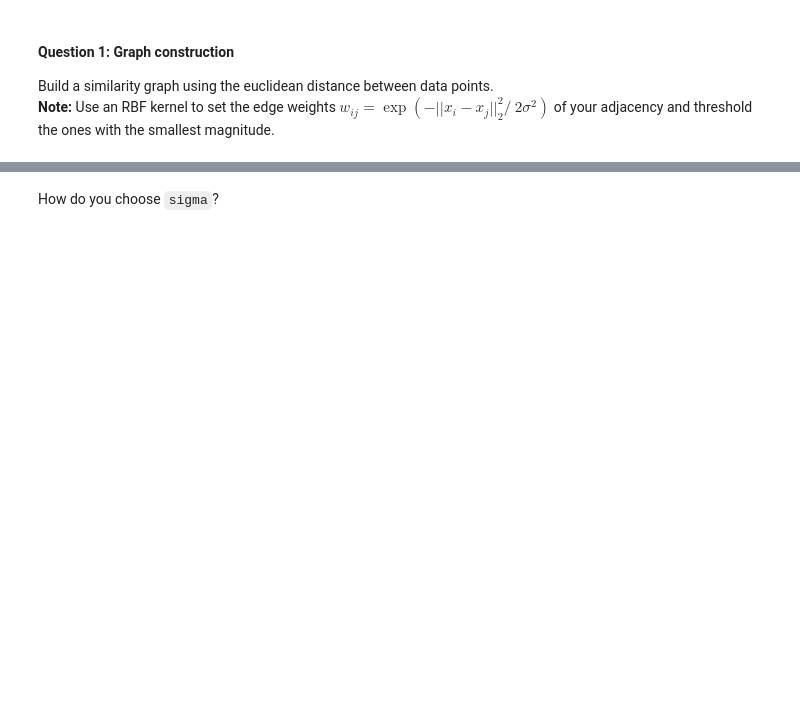
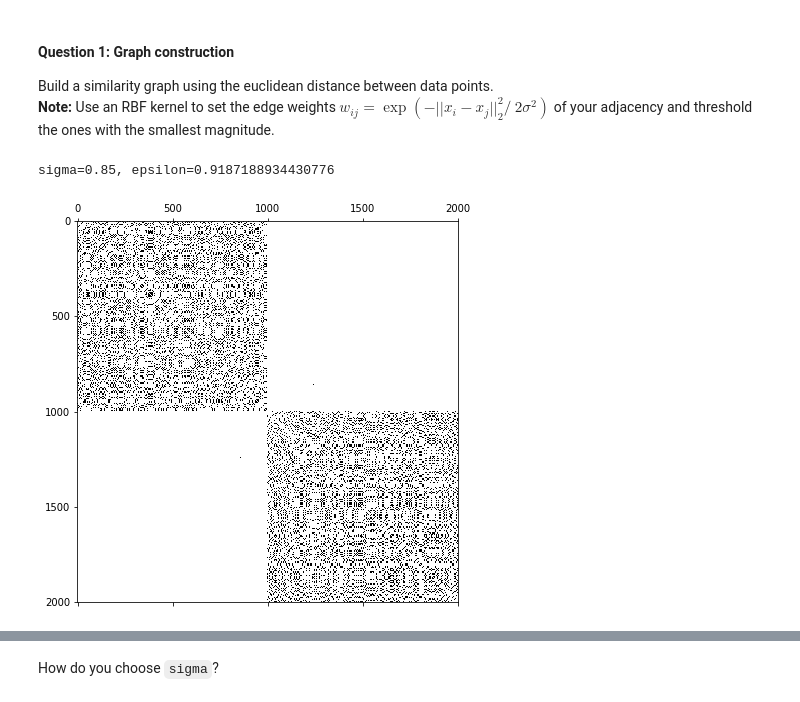
Before and after one commit to JelenaBanjac/network-science-and-graphs, a Jupyter notebook: 2_learning_with_graphs.ipynb, the cells around one changed output, grey strips where cells are left out. Cells and saved outputs as stored; diff of their text form; code cells hidden in the pictures; blank space fills up the shorter version.

```diff
--- a/2_learning_with_graphs.ipynb
+++ b/2_learning_with_graphs.ipynb
@@ -67,5 +70,11 @@ def epsilon_similarity_graph(X: np.ndarray, sigma=1, epsilon=0):
         Return:
         adjacency (n x n ndarray): adjacency matrix of the graph.
     """
-    # Your code here
+    n = X.shape[0]
+    adjacency = np.zeros((n, n))
+    for i in range(n):
+        for j in range(i+1,n):
+            w = np.exp(-euclidean(X[i], X[j])**2/(2*sigma**2))
+            adjacency[i, j] = adjacency[j, i] = w if w > epsilon else 0
+
     return adjacency
@@ -75,0 +81,12 @@ plt.show()
+# %%
+sigma = 0.85
+epsilon = np.exp(-0.35**2/(2*sigma**2))
+print(f"sigma={sigma}, epsilon={epsilon}")
+
+adjacency = epsilon_similarity_graph(X, sigma=sigma, epsilon=epsilon)
+plt.figure(figsize=(7,7))
+plt.spy(adjacency)
+plt.show()
+# %% [output]
+sigma=0.85, epsilon=0.9187188934430776
+[figure, added]
```
Also changed, not shown: parts of 43 cells of this notebook, 1 other file.
